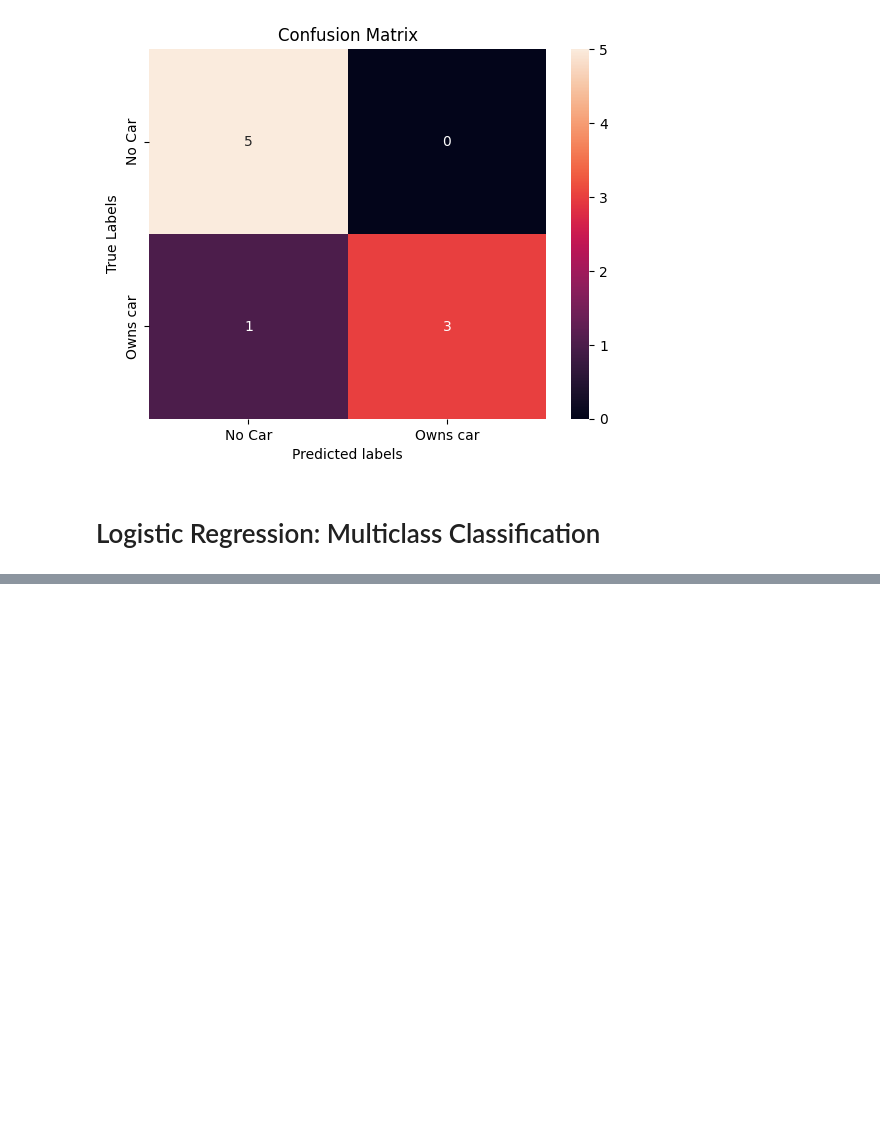
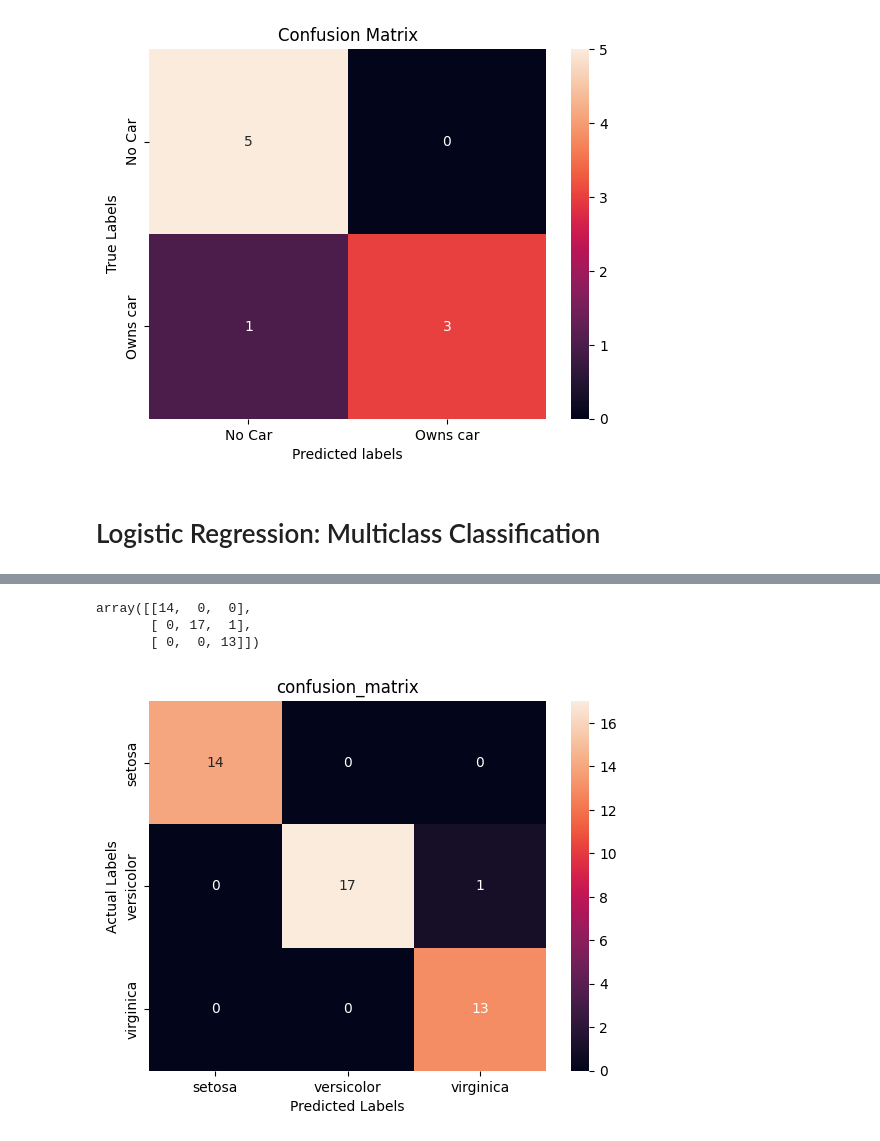
Before and after one commit to ThirumaleshV/AIE, a Jupyter notebook: ML/_2_Supervised_classification.ipynb, the cells around one changed output, grey strips where cells are left out. Cells and saved outputs as stored; diff of their text form; code cells hidden in the pictures; blank space fills up the shorter version.

```diff
--- a/ML/_2_Supervised_classification.ipynb
+++ b/ML/_2_Supervised_classification.ipynb
@@ -506,0 +602,4 @@ plt.show()
+# %%
+from sklearn.model_selection import train_test_split
+
+x_train,x_test,y_train,y_test=train_test_split(x,y,test_size=0.3,random_state=1)
@@ -506,0 +651,17 @@ plt.show()
+# %%
+from sklearn.metrics import confusion_matrix
+
+cm=confusion_matrix(y_test,y_pred)
+cm
+# %% [output]
+array([[14,  0,  0],
+       [ 0, 17,  1],
+       [ 0,  0, 13]])
+# %%
+sns.heatmap(cm,xticklabels=iris.target_names,yticklabels=iris.target_names,annot=True)
+plt.xlabel("Predicted Labels")
+plt.ylabel("Actual Labels")
+plt.title("confusion_matrix")
+plt.show()
+# %% [output]
+[figure, added]
```
Also changed, not shown: parts of 21 cells of this notebook, 1 other file.
